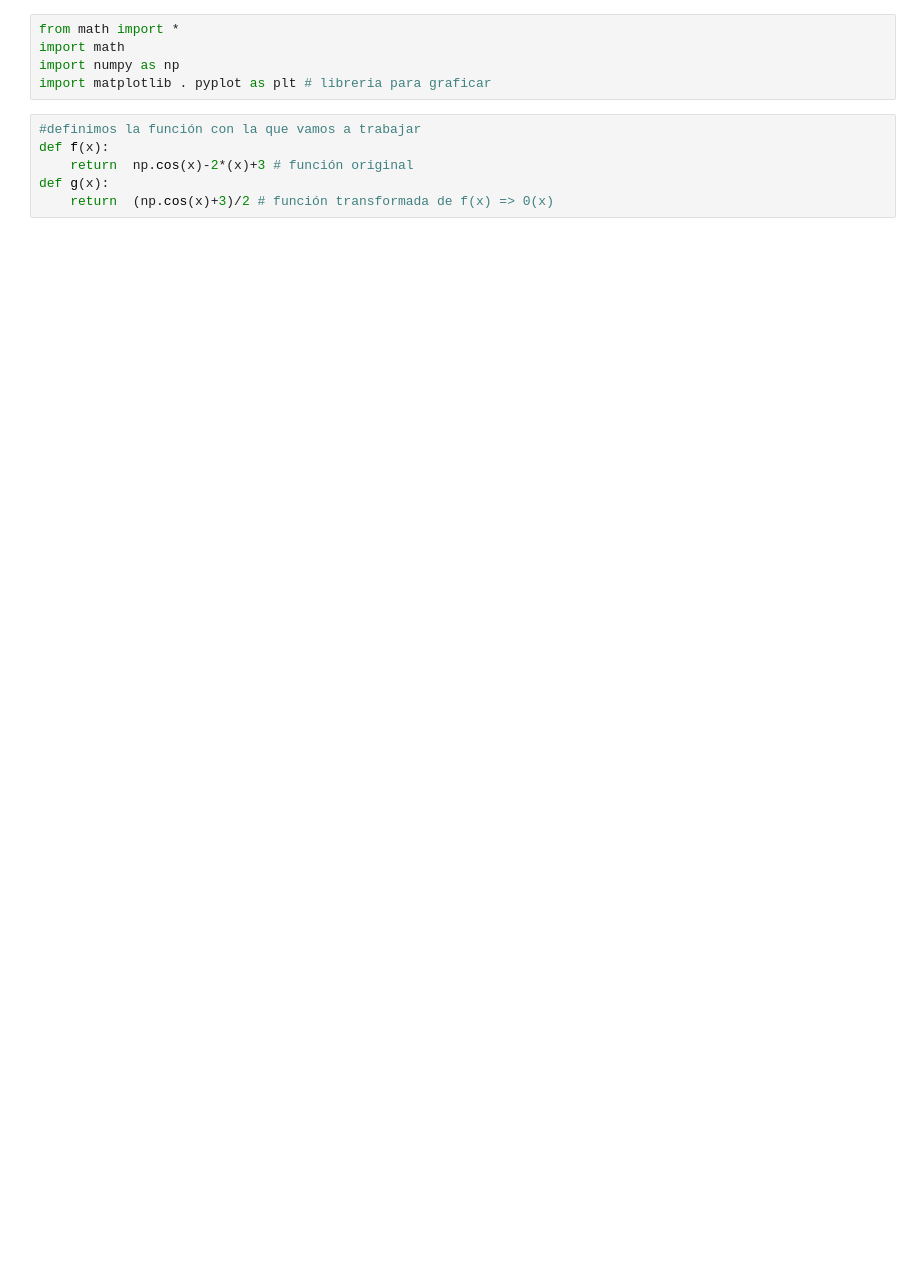
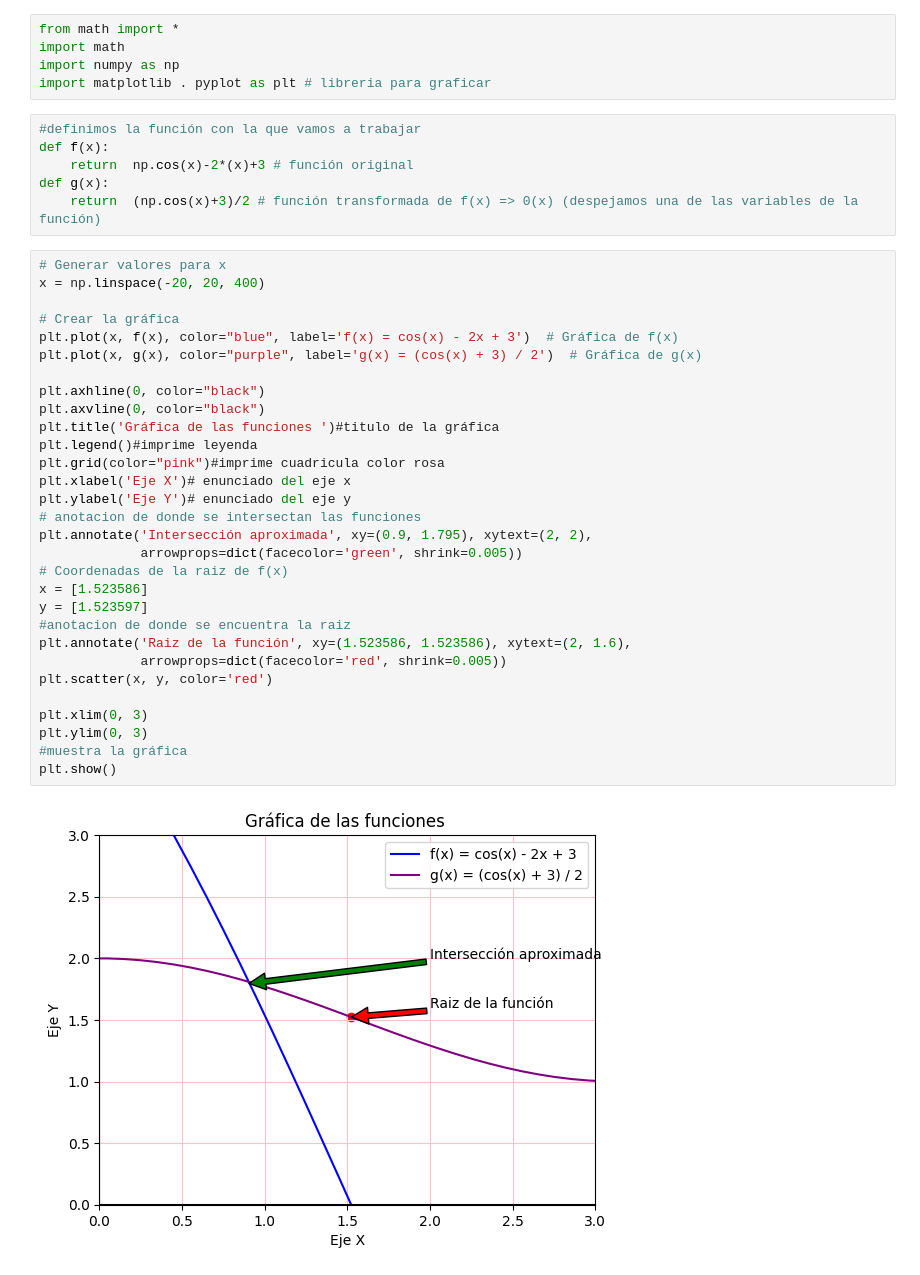
Before and after one commit to Dannapaola1225/ejercicios1, a Jupyter notebook: Método_de_Steffensen_.ipynb, the cells around one changed output. Drawn from its saved outputs; the diff is of its cells as text; blank space fills up the shorter version.

```diff
--- a/Método_de_Steffensen_.ipynb
+++ b/Método_de_Steffensen_.ipynb
@@ -10,7 +10,39 @@ import matplotlib . pyplot as plt # libreria para graficar
 def f(x):
     return  np.cos(x)-2*(x)+3 # función original
 def g(x):
-    return  (np.cos(x)+3)/2 # función transformada de f(x) => 0(x)
+    return  (np.cos(x)+3)/2 # función transformada de f(x) => 0(x) (despejamos una de las variables de la función)
+# %%
+# Generar valores para x
+x = np.linspace(-20, 20, 400)
+
+# Crear la gráfica
+plt.plot(x, f(x), color="blue", label='f(x) = cos(x) - 2x + 3')  # Gráfica de f(x)
+plt.plot(x, g(x), color="purple", label='g(x) = (cos(x) + 3) / 2')  # Gráfica de g(x)
+
+plt.axhline(0, color="black")
+plt.axvline(0, color="black")
+plt.title('Gráfica de las funciones ')#titulo de la gráfica
+plt.legend()#imprime leyenda
+plt.grid(color="pink")#imprime cuadricula color rosa
+plt.xlabel('Eje X')# enunciado del eje x
+plt.ylabel('Eje Y')# enunciado del eje y
+# anotacion de donde se intersectan las funciones
+plt.annotate('Intersección aproximada', xy=(0.9, 1.795), xytext=(2, 2),
+             arrowprops=dict(facecolor='green', shrink=0.005))
+# Coordenadas de la raiz de f(x)
+x = [1.523586]
+y = [1.523597]
+#anotacion de donde se encuentra la raiz
+plt.annotate('Raiz de la función', xy=(1.523586, 1.523586), xytext=(2, 1.6),
+             arrowprops=dict(facecolor='red', shrink=0.005))
+plt.scatter(x, y, color='red')
+
+plt.xlim(0, 3)
+plt.ylim(0, 3)
+#muestra la gráfica
+plt.show()
+# %% [output]
+[figure, added]
 # %%
 #guarda valores iniciales del error, número de iteraciones y la función
 fun= f(x)
```
Also changed, not shown: parts of 3 cells of this notebook.
